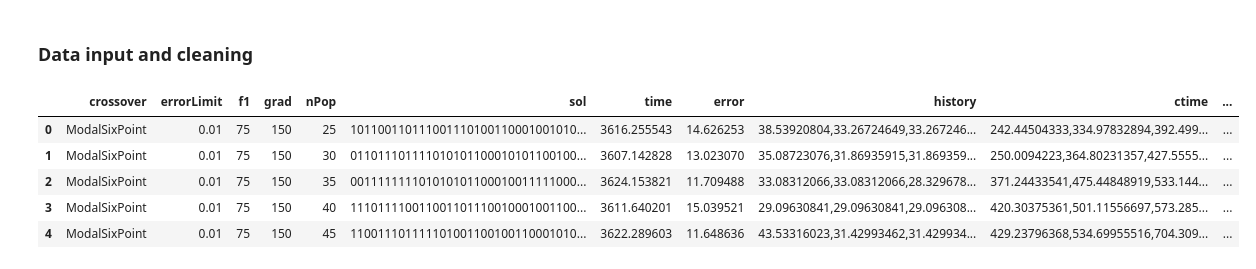
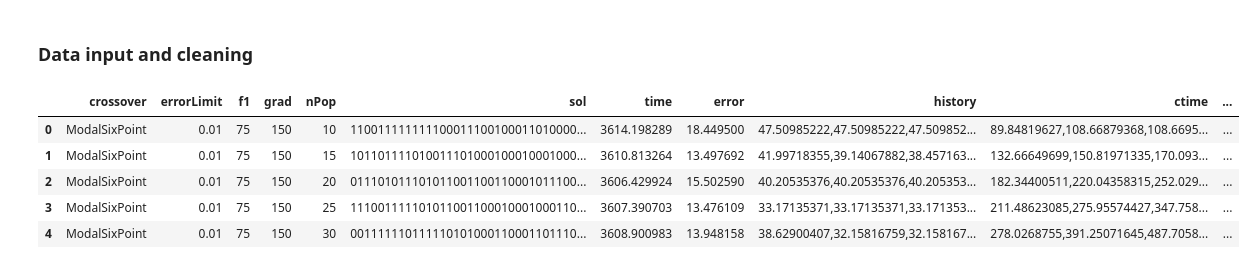
Before and after one commit to byi649/Design-Automation-Optimisation-for-Multi-Material-3D-Printing, a Jupyter notebook: Results/2018-08-17/Statistical analysis.ipynb, the cells around one changed output. Cells and saved outputs as stored; diff of their text form; code cells hidden in the pictures.

```diff
--- a/Results/2018-08-17/Statistical analysis.ipynb
+++ b/Results/2018-08-17/Statistical analysis.ipynb
@@ -10,32 +10,32 @@ import numpy as np
 # %%
 import re
 sns.set()
-data = pd.read_csv("data.csv", dtype={'time':np.float64})
+data = pd.read_csv("data2.csv", dtype={'time':np.float64})
 
 data['error'] = [float(x[1:-1]) for x in data['fbest']]
 
 def sanitize(data):
     return ''.join(filter(lambda x: x in ',.0123456789', data))
 
 data['history'] = data['fhistory'].apply(sanitize)
 data['ctime'] = data['currenttime'].apply(sanitize)
 
 data['frac'] = data['sol'].str.count("1")/40
 
 data = data.join(data['freq'].str.split(', ', expand=True).apply(pd.to_numeric))
 
 data.drop(["fbest", "freq", "Unnamed: 0", "fhistory", "currenttime"], axis=1, inplace=True)
 
 data.rename(columns=lambda x: x+1 if type(x)==int else x, inplace=True)
 
 data.head()
 # %% [output]
 |  | crossover | errorLimit | f1 | grad | nPop | sol | time | error | history | ctime | ... |
-| 0 | ModalSixPoint | 0.01 | 75 | 150 | 25 | 101100110111001110100110001001010... | 3616.255543 | 14.626253 | 38.53920804,33.26724649,33.267246... | 242.44504333,334.97832894,392.499... | ... |
-| 1 | ModalSixPoint | 0.01 | 75 | 150 | 30 | 011011101111010101100010101100100... | 3607.142828 | 13.023070 | 35.08723076,31.86935915,31.869359... | 250.0094223,364.80231357,427.5555... | ... |
-| 2 | ModalSixPoint | 0.01 | 75 | 150 | 35 | 001111111101010101100010011111000... | 3624.153821 | 11.709488 | 33.08312066,33.08312066,28.329678... | 371.24433541,475.44848919,533.144... | ... |
-| 3 | ModalSixPoint | 0.01 | 75 | 150 | 40 | 111011110011001101110010001001100... | 3611.640201 | 15.039521 | 29.09630841,29.09630841,29.096308... | 420.30375361,501.11556697,573.285... | ... |
-| 4 | ModalSixPoint | 0.01 | 75 | 150 | 45 | 110011101111101001100100110001010... | 3622.289603 | 11.648636 | 43.53316023,31.42993462,31.429934... | 429.23796368,534.69955516,704.309... | ... |
+| 0 | ModalSixPoint | 0.01 | 75 | 150 | 10 | 110011111111100011100100011010000... | 3614.198289 | 18.449500 | 47.50985222,47.50985222,47.509852... | 89.84819627,108.66879368,108.6695... | ... |
+| 1 | ModalSixPoint | 0.01 | 75 | 150 | 15 | 101101111010011101000100010001000... | 3610.813264 | 13.497692 | 41.99718355,39.14067882,38.457163... | 132.66649699,150.81971335,170.093... | ... |
+| 2 | ModalSixPoint | 0.01 | 75 | 150 | 20 | 011101011101011001100110001011100... | 3606.429924 | 15.502590 | 40.20535376,40.20535376,40.205353... | 182.34400511,220.04358315,252.029... | ... |
+| 3 | ModalSixPoint | 0.01 | 75 | 150 | 25 | 111001111101011001100010001000110... | 3607.390703 | 13.476109 | 33.17135371,33.17135371,33.171353... | 211.48623085,275.95574427,347.758... | ... |
+| 4 | ModalSixPoint | 0.01 | 75 | 150 | 30 | 001111110111110101000110001101110... | 3608.900983 | 13.948158 | 38.62900407,32.15816759,32.158167... | 278.0268755,391.25071645,487.7058... | ... |
 # %%
 errors = data.drop(['crossover', 'errorLimit', 'sol', 'time', 'history', 'frac', "f1", "grad"], axis=1)
 errors.drop([x for x in errors.columns if type(x)==int], axis=1, inplace=True)
```
Also changed, not shown: parts of 4 cells of this notebook, 5 other files.
